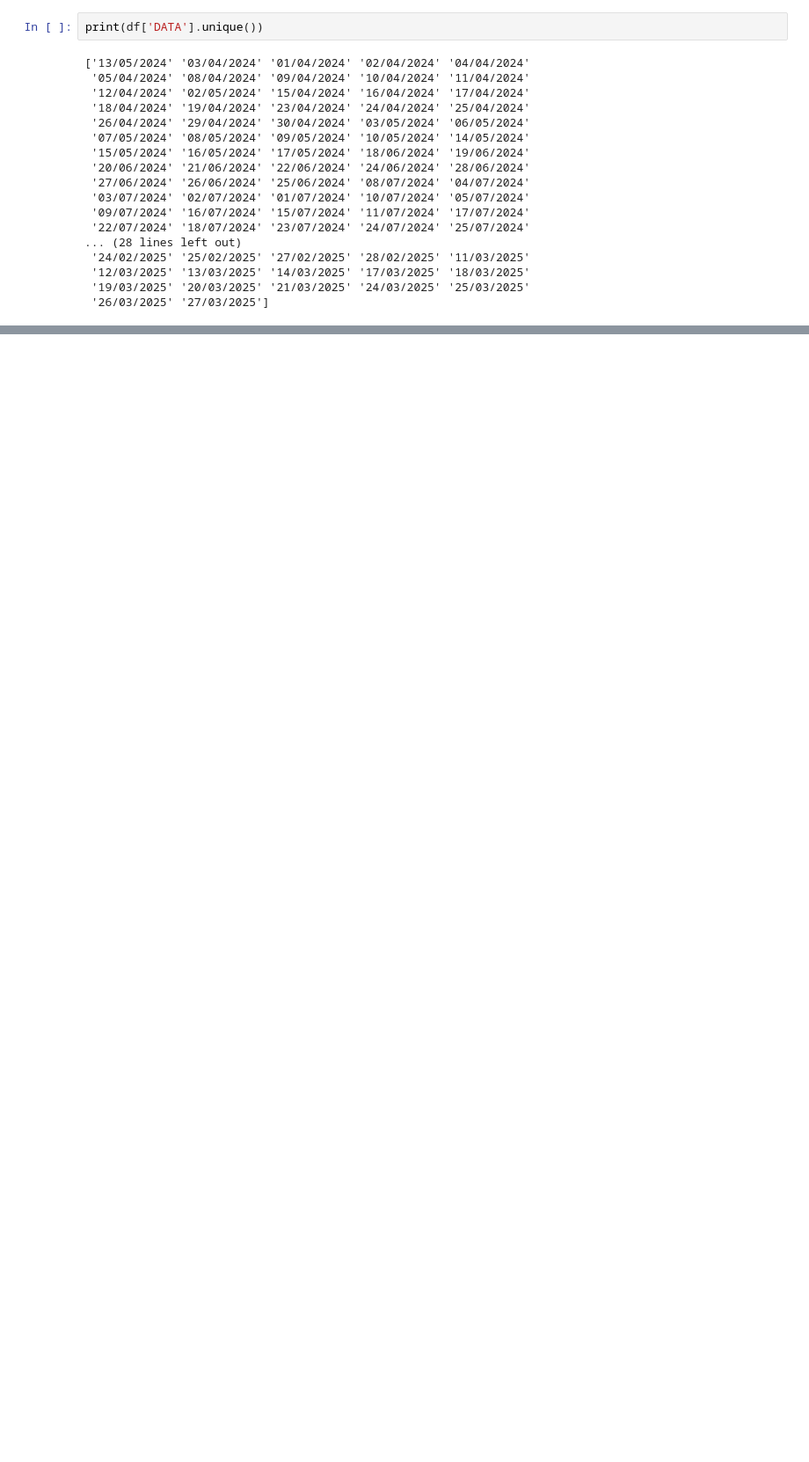
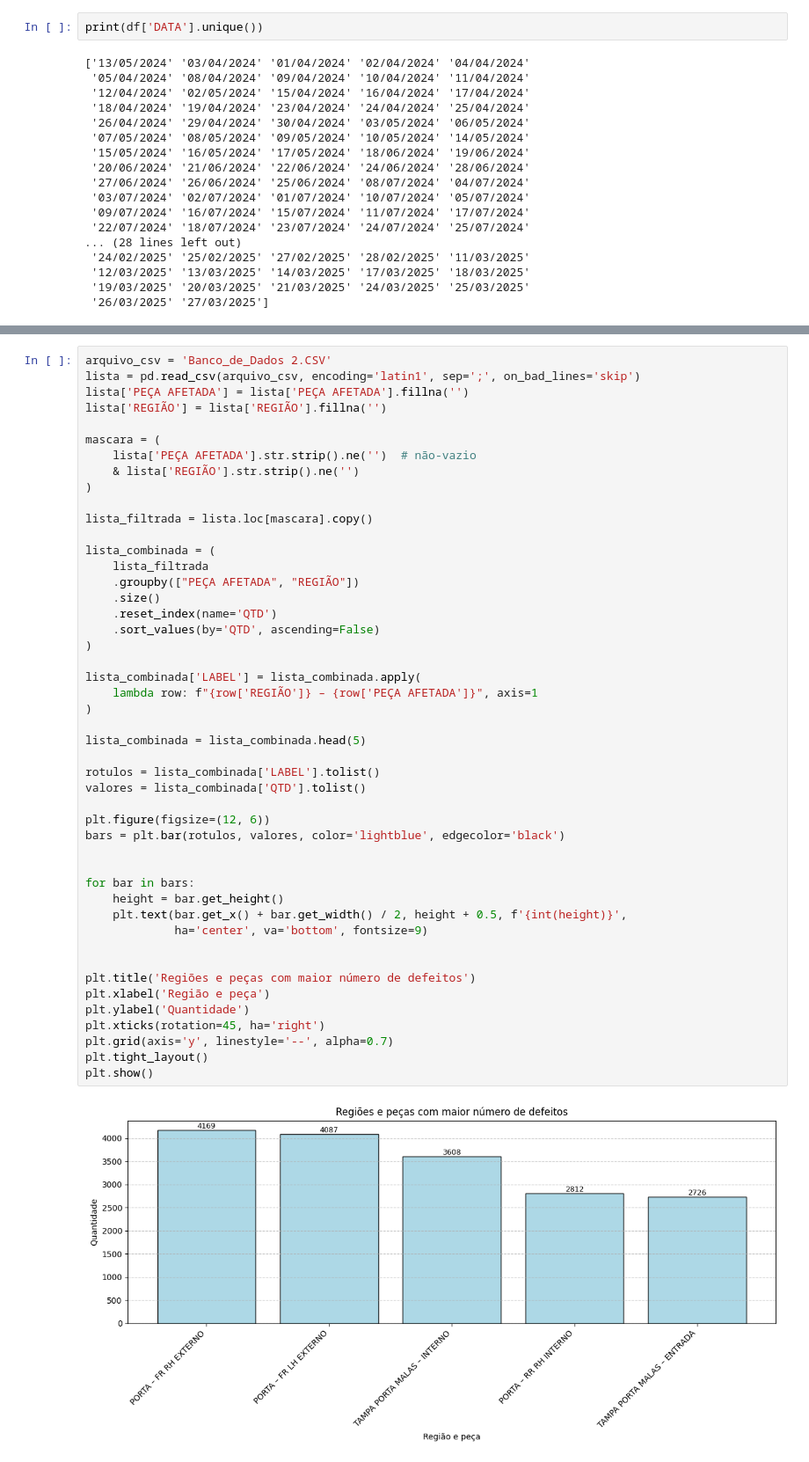
Before and after one commit to Luis-60/damage-controller, a Jupyter notebook: backend/testes.ipynb, the cells around one changed output, grey strips where cells are left out. Shown at 88% size. Saved outputs shown, nothing was run; the diff lists cells and outputs as text; blank space fills up the shorter version.

```diff
--- a/backend/testes.ipynb
+++ b/backend/testes.ipynb
@@ -108,0 +142,49 @@ print(df['DATA'].unique())
+# %%
+arquivo_csv = 'Banco_de_Dados 2.CSV'
+lista = pd.read_csv(arquivo_csv, encoding='latin1', sep=';', on_bad_lines='skip')
+lista['PEÇA AFETADA'] = lista['PEÇA AFETADA'].fillna('')
+lista['REGIÃO'] = lista['REGIÃO'].fillna('')
+
+mascara = (
+    lista['PEÇA AFETADA'].str.strip().ne('')  # não-vazio
+    & lista['REGIÃO'].str.strip().ne('')
+)
+
+lista_filtrada = lista.loc[mascara].copy()
+
+lista_combinada = (
+    lista_filtrada
+    .groupby(["PEÇA AFETADA", "REGIÃO"])
+    .size()
+    .reset_index(name='QTD')
+    .sort_values(by='QTD', ascending=False)
+)
+
+lista_combinada['LABEL'] = lista_combinada.apply(
+    lambda row: f"{row['REGIÃO']} – {row['PEÇA AFETADA']}", axis=1
+)
+
+lista_combinada = lista_combinada.head(5)
+
+rotulos = lista_combinada['LABEL'].tolist()
+valores = lista_combinada['QTD'].tolist()
+
+plt.figure(figsize=(12, 6))
+bars = plt.bar(rotulos, valores, color='lightblue', edgecolor='black')
+
+
+for bar in bars:
+    height = bar.get_height()
+    plt.text(bar.get_x() + bar.get_width() / 2, height + 0.5, f'{int(height)}',
+             ha='center', va='bottom', fontsize=9)
+
+
+plt.title('Regiões e peças com maior número de defeitos')
+plt.xlabel('Região e peça')
+plt.ylabel('Quantidade')
+plt.xticks(rotation=45, ha='right')
+plt.grid(axis='y', linestyle='--', alpha=0.7)
+plt.tight_layout()
+plt.show()
+# %% [output]
+[figure, added]
```
Also changed, not shown: parts of 2 cells of this notebook.
